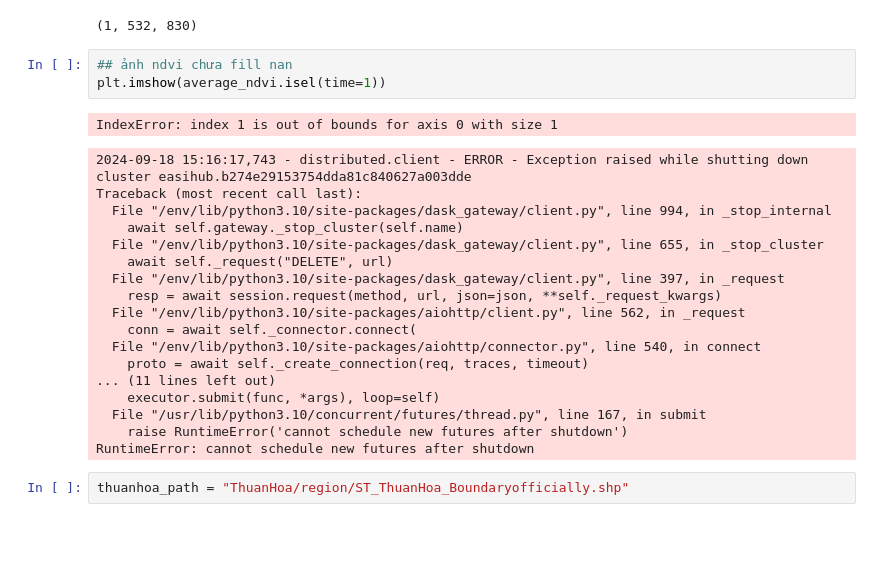
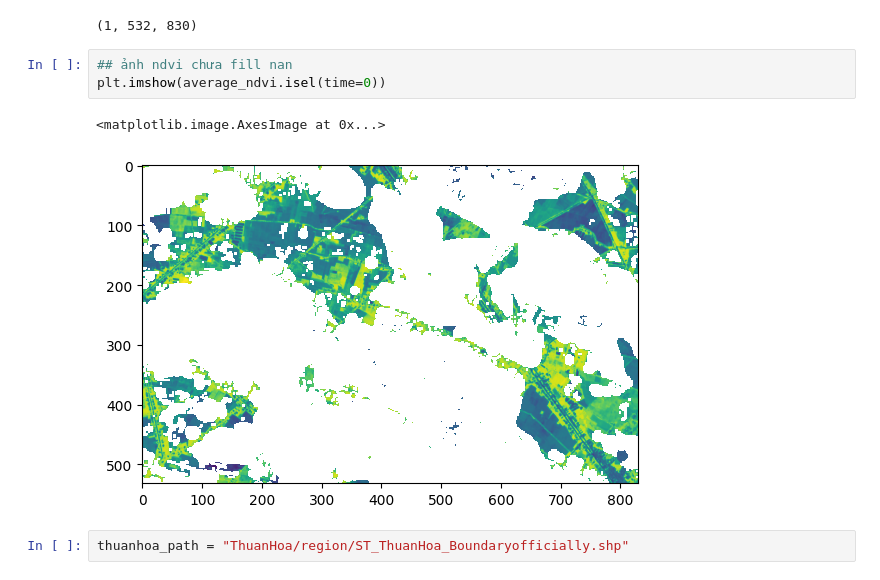
Before and after one commit to minhify/CTU-CSIROBoeingPhase5, a Jupyter notebook: predict.ipynb, the cells around one changed output. Saved outputs shown, nothing was run; the diff lists cells and outputs as text; blank space fills up the shorter version.

```diff
--- a/predict.ipynb
+++ b/predict.ipynb
@@ -225,26 +225,10 @@ mask.shape
 (1, 532, 830)
 # %%
 ## ảnh ndvi chưa fill nan
-plt.imshow(average_ndvi.isel(time=1))
+plt.imshow(average_ndvi.isel(time=0))
 # %% [output]
-IndexError: index 1 is out of bounds for axis 0 with size 1
+<matplotlib.image.AxesImage at 0x...>
-2024-09-18 15:16:17,743 - distributed.client - ERROR - Exception raised while shutting down cluster easihub.b274e29153754dda81c840627a003dde
-Traceback (most recent call last):
-  File "/env/lib/python3.10/site-packages/dask_gateway/client.py", line 994, in _stop_internal
-    await self.gateway._stop_cluster(self.name)
-  File "/env/lib/python3.10/site-packages/dask_gateway/client.py", line 655, in _stop_cluster
-    await self._request("DELETE", url)
-  File "/env/lib/python3.10/site-packages/dask_gateway/client.py", line 397, in _request
-    resp = await session.request(method, url, json=json, **self._request_kwargs)
-  File "/env/lib/python3.10/site-packages/aiohttp/client.py", line 562, in _request
-    conn = await self._connector.connect(
-  File "/env/lib/python3.10/site-packages/aiohttp/connector.py", line 540, in connect
-    proto = await self._create_connection(req, traces, timeout)
-... (11 lines left out)
-    executor.submit(func, *args), loop=self)
-  File "/usr/lib/python3.10/concurrent/futures/thread.py", line 167, in submit
-    raise RuntimeError('cannot schedule new futures after shutdown')
-RuntimeError: cannot schedule new futures after shutdown
+[figure, added]
 # %%
 thuanhoa_path = "ThuanHoa/region/ST_ThuanHoa_Boundaryofficially.shp"
 # %%
```
Also changed, not shown: parts of 5 cells of this notebook, 2 other files.
